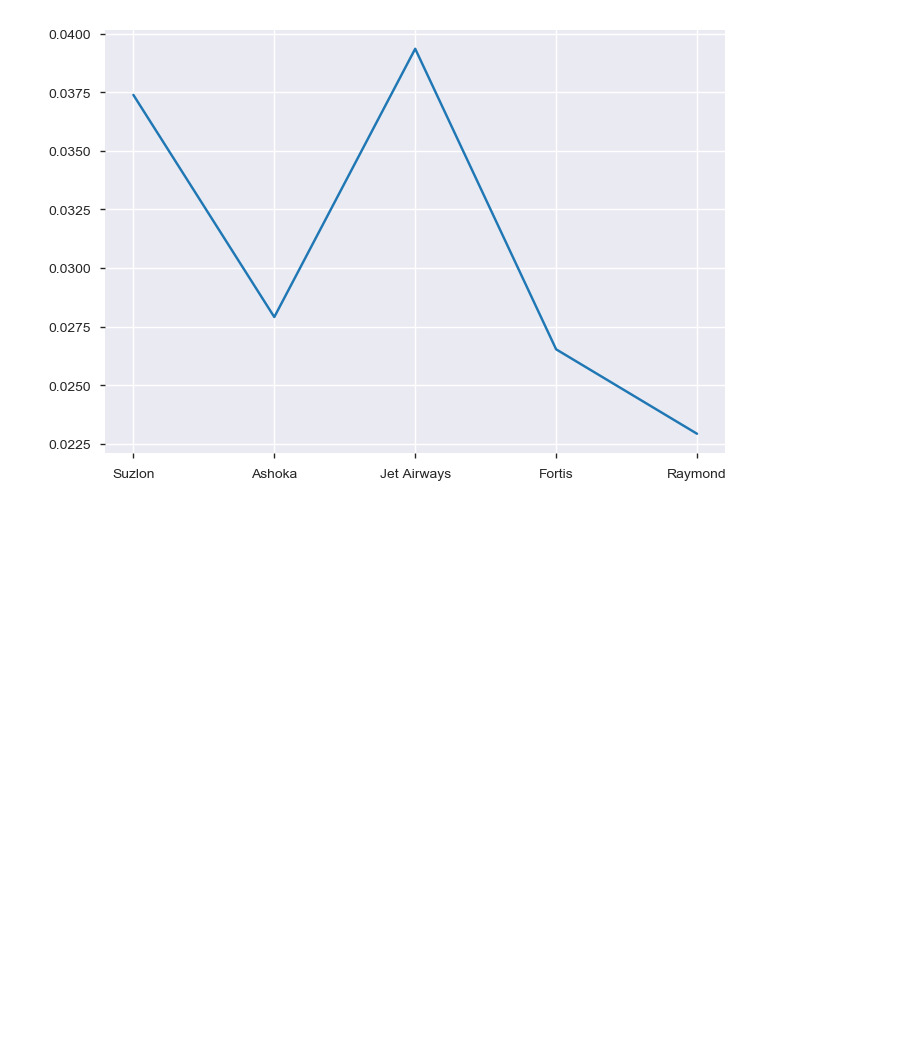
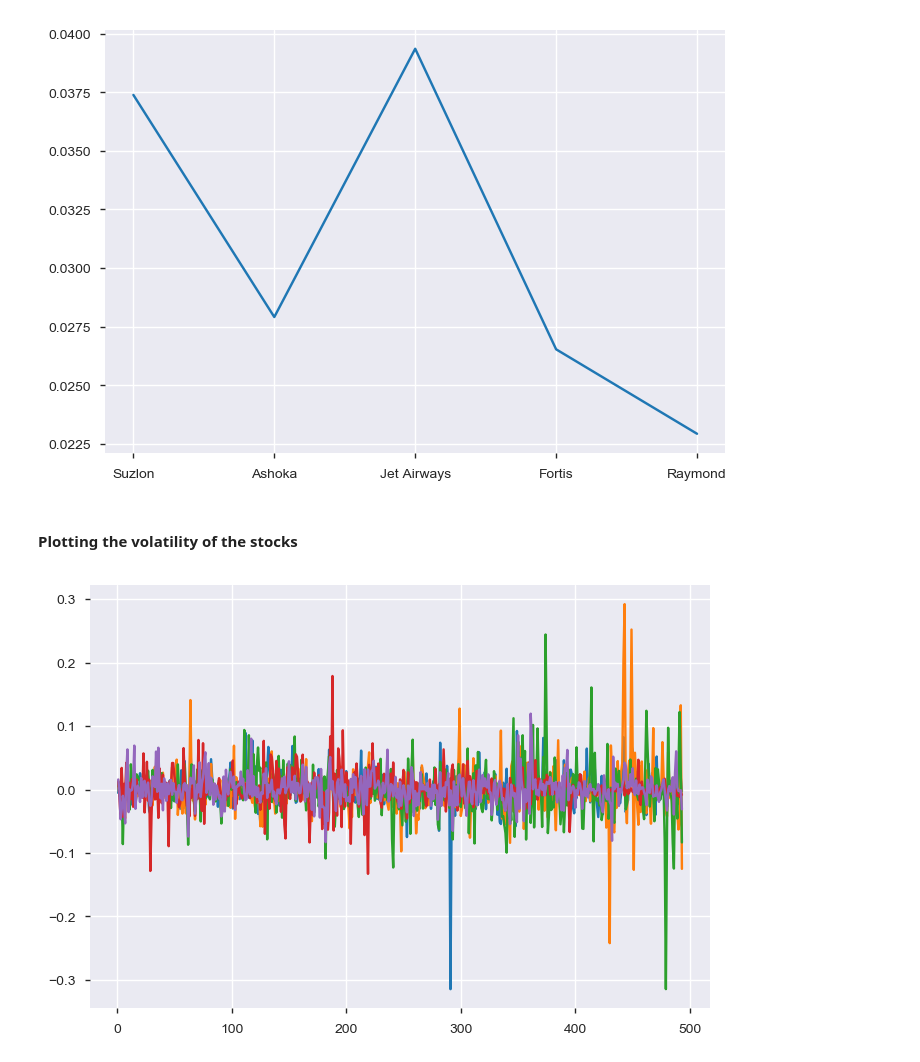
Before and after one commit to atkrish0/securitized-asset-analysis, a Jupyter notebook: 2 - Plotting in Financial Markets.ipynb, the cells around one changed output. Drawn from its saved outputs; the diff is of its cells as text; code cells hidden in the pictures; blank space fills up the shorter version.

Commit message:
Updated with volatility plotted for the stocks

```diff
--- a/2 - Plotting in Financial Markets.ipynb
+++ b/2 - Plotting in Financial Markets.ipynb
@@ -399,3 +399,22 @@ plt.plot(perchange_closeprice.std())
 # %% [output]
 [<matplotlib.lines.Line2D at 0x...>]
 [figure]
+# %% [markdown]
+#### Plotting the volatility of the stocks
+# %%
+
+
+ashoka_vol = perchange_closeprice['Ashoka'].tolist()
+suzlon_vol = perchange_closeprice['Suzlon'].tolist()
+jet_vol = perchange_closeprice['Jet Airways'].tolist()
+fortis_vol = perchange_closeprice['Fortis'].tolist()
+raymond_vol = perchange_closeprice['Raymond'].tolist()
+# %%
+plt.plot(ashoka_vol)
+plt.plot(suzlon_vol)
+plt.plot(jet_vol)
+plt.plot(fortis_vol)
+plt.plot(raymond_vol)
+plt.show()
+# %% [output]
+[figure, added]
```
